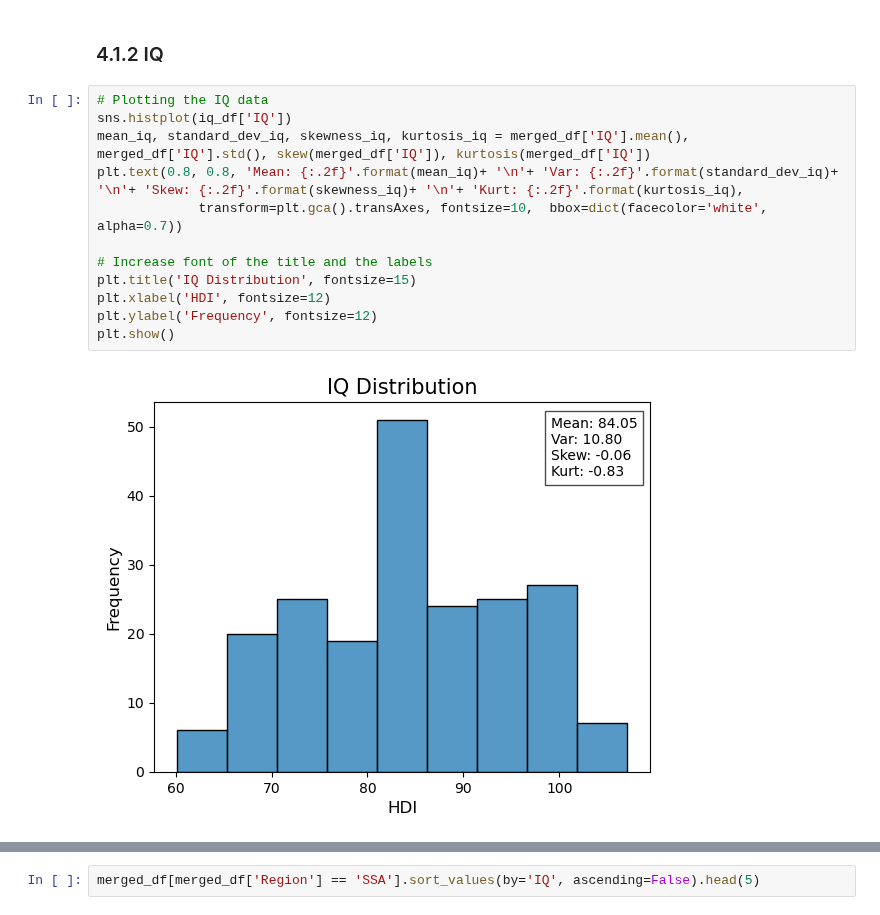
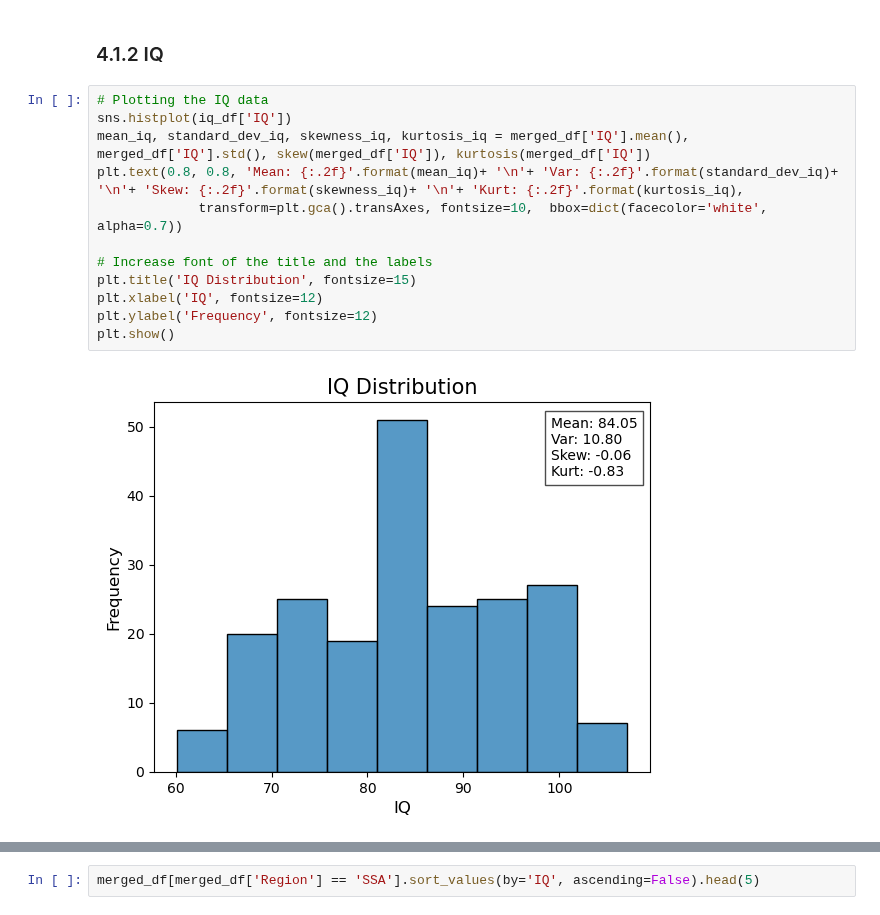
Before and after one commit to jakthehut/HDI-IQ-Analysis, a Jupyter notebook: hdi_iq_analysis.ipynb, the cells around one changed output, grey strips where cells are left out. Cells and saved outputs as stored; diff of their text form.

```diff
--- a/hdi_iq_analysis.ipynb
+++ b/hdi_iq_analysis.ipynb
@@ -680,17 +680,17 @@ plt.show()
 # %%
 # Plotting the IQ data
 sns.histplot(iq_df['IQ'])
 mean_iq, standard_dev_iq, skewness_iq, kurtosis_iq = merged_df['IQ'].mean(), merged_df['IQ'].std(), skew(merged_df['IQ']), kurtosis(merged_df['IQ'])
 plt.text(0.8, 0.8, 'Mean: {:.2f}'.format(mean_iq)+ '\n'+ 'Var: {:.2f}'.format(standard_dev_iq)+ '\n'+ 'Skew: {:.2f}'.format(skewness_iq)+ '\n'+ 'Kurt: {:.2f}'.format(kurtosis_iq),
              transform=plt.gca().transAxes, fontsize=10,  bbox=dict(facecolor='white', alpha=0.7))
 
 # Increase font of the title and the labels
 plt.title('IQ Distribution', fontsize=15)
-plt.xlabel('HDI', fontsize=12)
+plt.xlabel('IQ', fontsize=12)
 plt.ylabel('Frequency', fontsize=12)
 plt.show()
 # %% [output]
-[figure, old version]
+[figure, new version]
 # %%
 # Create a boxplot for the HDI of the countries sorted by region
 plt.figure(figsize=(8,8))
```
Also changed, not shown: parts of 7 cells of this notebook.
